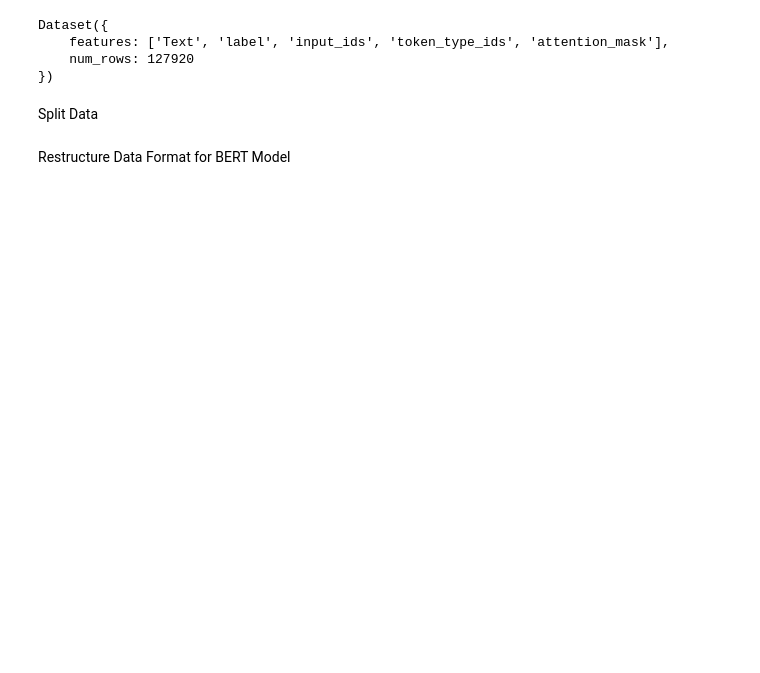
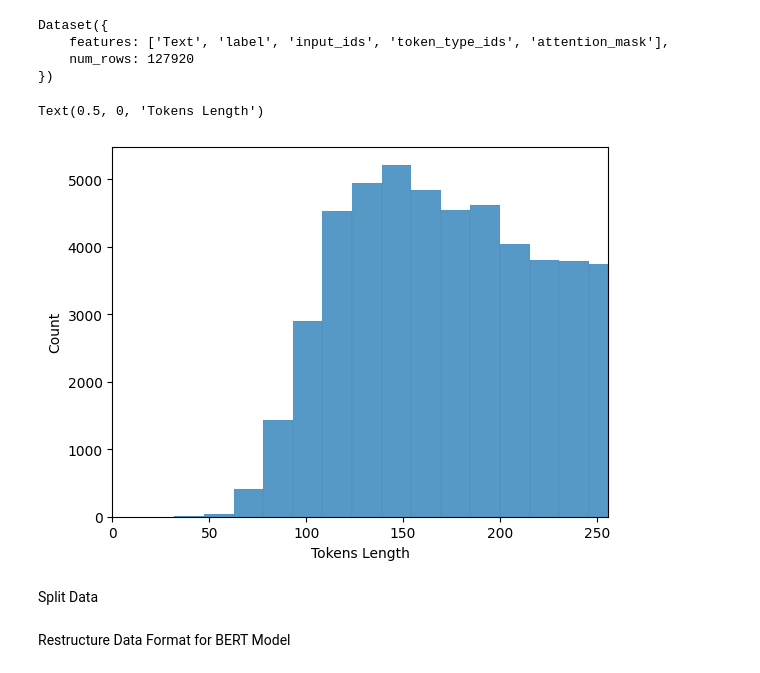
Before and after one commit to Adam556678/Python-Sentiment-Analysis, a Jupyter notebook: Sentiment_Analysis.ipynb, the cells around one changed output. Cells and saved outputs as stored; diff of their text form; code cells hidden in the pictures; blank space fills up the shorter version.

```diff
--- a/Sentiment_Analysis.ipynb
+++ b/Sentiment_Analysis.ipynb
@@ -143,6 +221,20 @@ Dataset({
     features: ['Text', 'label', 'input_ids', 'token_type_ids', 'attention_mask'],
     num_rows: 127920
 })
+# %%
+# Calculating tokens length
+token_lengths = []
+
+for token in tokenized_dataset["Text"]:
+    token_lengths.append(len(token))
+# %%
+# Plotting tokens lengths
+sns.histplot(token_lengths)
+plt.xlim([0, 256])
+plt.xlabel("Tokens Length")
+# %% [output]
+Text(0.5, 0, 'Tokens Length')
+[figure, added]
 # %% [markdown]
 Split Data
 # %%
```
Also changed, not shown: parts of 30 cells of this notebook.
